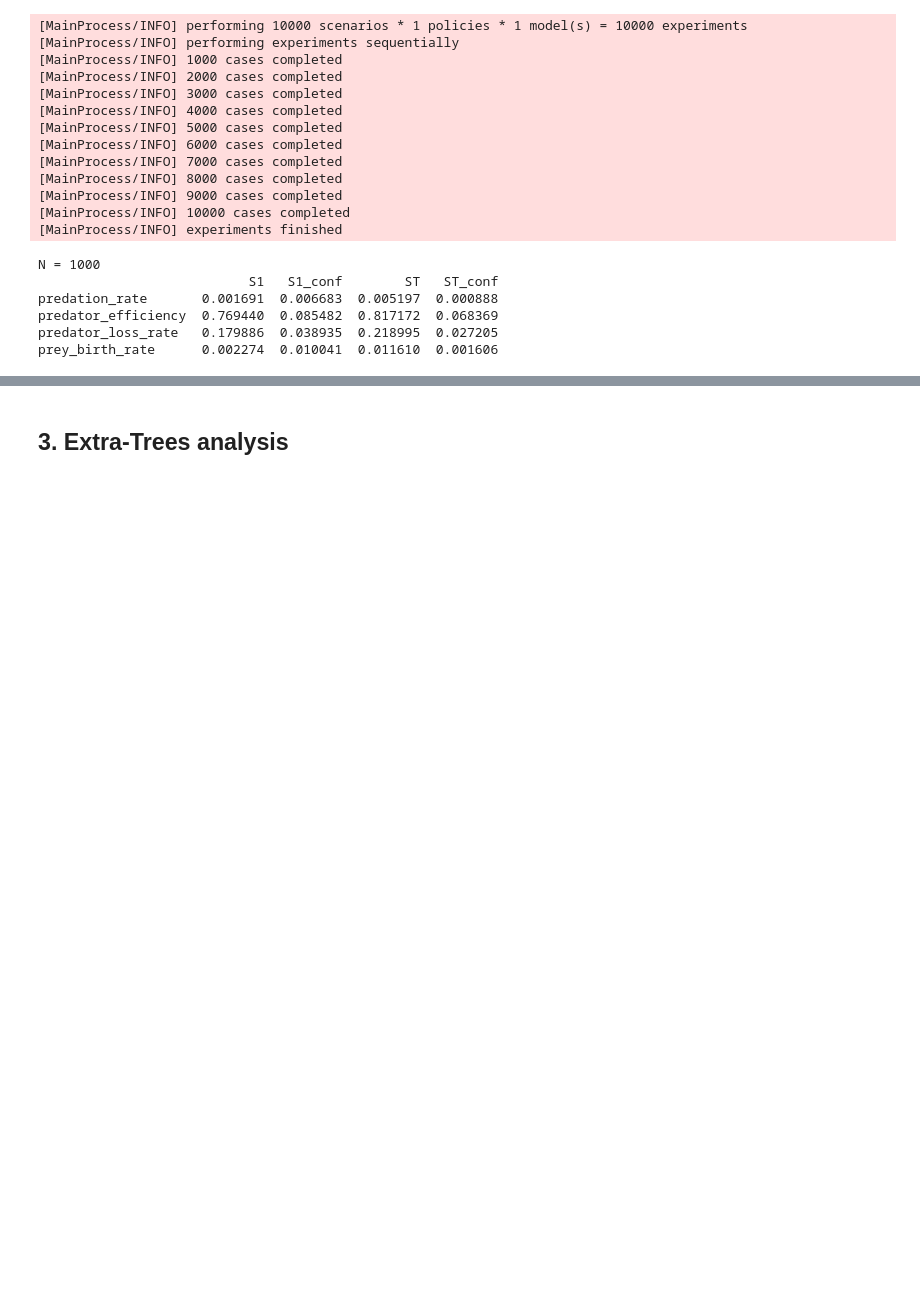
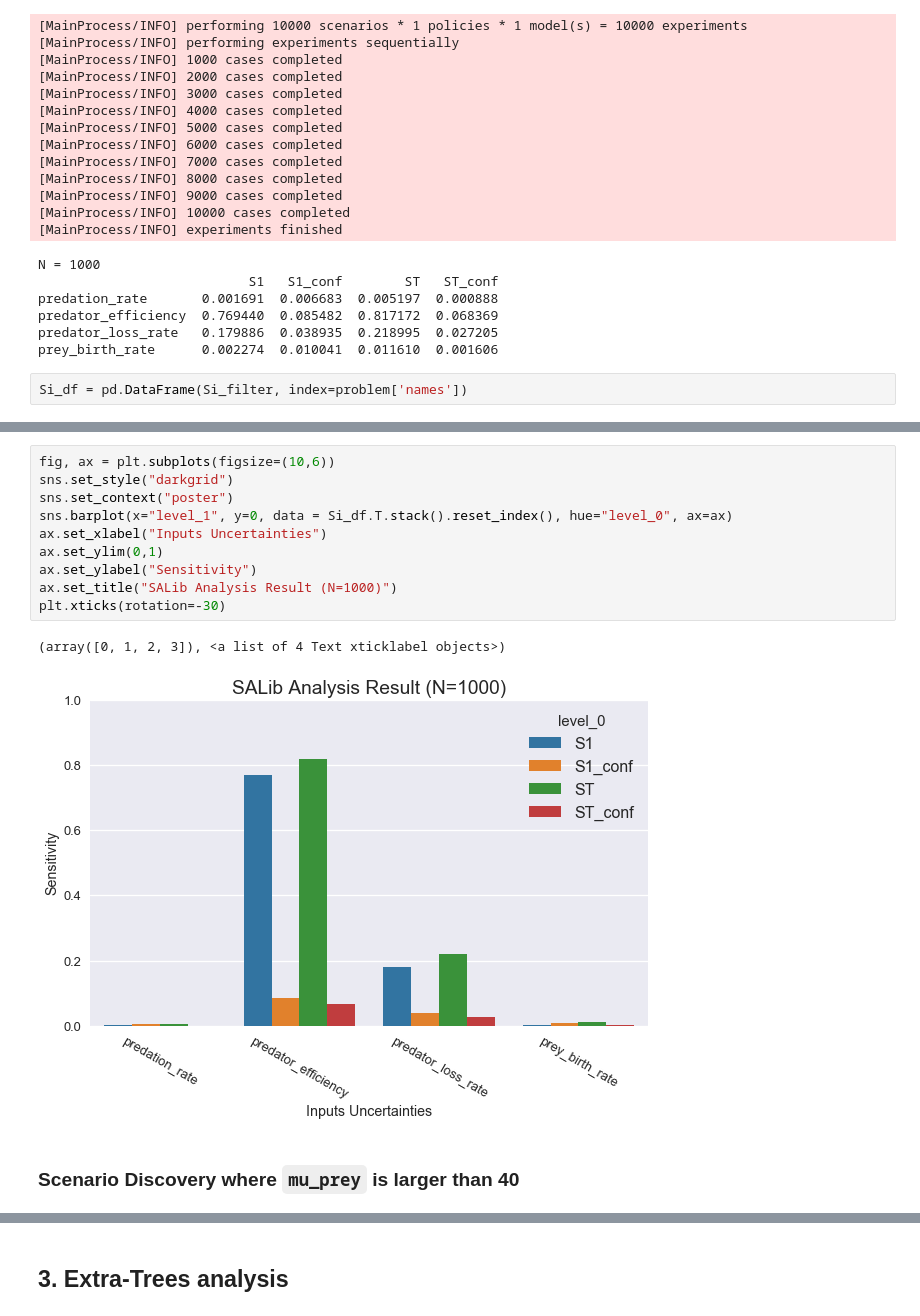
Before and after one commit to yuvenious/epa1361_titan, a Jupyter notebook: week_3/sensitivity_analysis_assignment.ipynb, the cells around one changed output, grey strips where cells are left out. Drawn from its saved outputs; the diff is of its cells as text; blank space fills up the shorter version.

```diff
--- a/week_3/sensitivity_analysis_assignment.ipynb
+++ b/week_3/sensitivity_analysis_assignment.ipynb
@@ -525,3 +525,5 @@ predation_rate       0.001691  0.006683  0.005197  0.000888
 predator_efficiency  0.769440  0.085482  0.817172  0.068369
 predator_loss_rate   0.179886  0.038935  0.218995  0.027205
 prey_birth_rate      0.002274  0.010041  0.011610  0.001606
+# %%
+Si_df = pd.DataFrame(Si_filter, index=problem['names'])
@@ -527,0 +538,15 @@ prey_birth_rate      0.002274  0.010041  0.011610  0.001606
+# %%
+fig, ax = plt.subplots(figsize=(10,6))
+sns.set_style("darkgrid")
+sns.set_context("poster")
+sns.barplot(x="level_1", y=0, data = Si_df.T.stack().reset_index(), hue="level_0", ax=ax)
+ax.set_xlabel("Inputs Uncertainties")
+ax.set_ylim(0,1)
+ax.set_ylabel("Sensitivity")
+ax.set_title("SALib Analysis Result (N=1000)")
+plt.xticks(rotation=-30)
+# %% [output]
+(array([0, 1, 2, 3]), <a list of 4 Text xticklabel objects>)
+[figure, added]
+# %% [markdown]
+### Scenario Discovery where <code>mu_prey</code> is larger than 40
```
Also changed, not shown: parts of 3 cells of this notebook.
